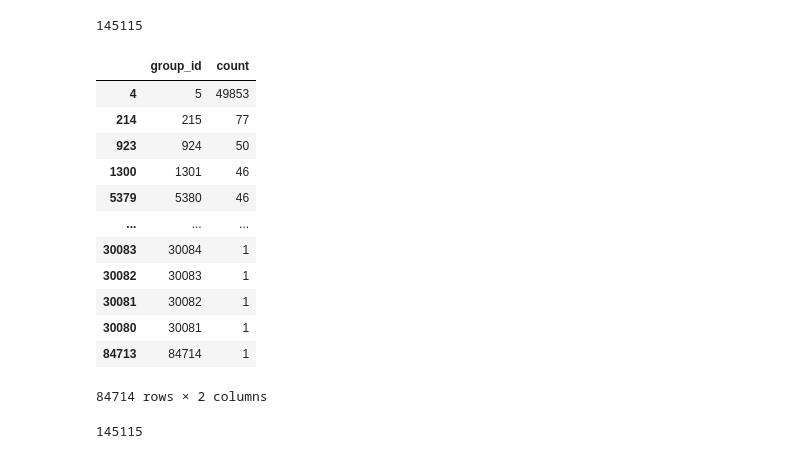
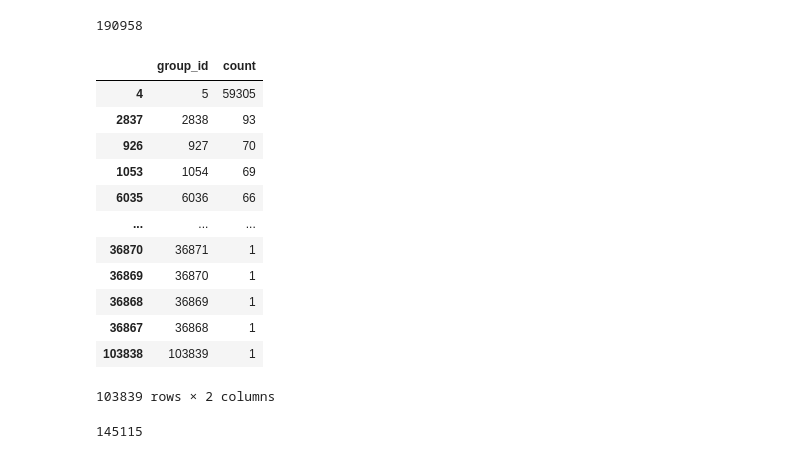
Before and after one commit to duyhuynhdev/serial-scammer-analyser, a Jupyter notebook: main/data_collection/data_analysis.ipynb, the cells around one changed output. Saved outputs shown, nothing was run; the diff lists cells and outputs as text; code cells hidden in the pictures.

```diff
--- a/main/data_collection/data_analysis.ipynb
+++ b/main/data_collection/data_analysis.ipynb
@@ -3,11 +3,11 @@ import utils.Utils as ut
 import os
 import pandas as pd
 from utils.Settings import Setting
-from utils.Path import Path
+from utils.ProjectPath import ProjectPath
 from collections import Counter
 from utils import ChartDrawer as cd
 
-path = Path()
+path = ProjectPath()
 setting = Setting()
 
 uniswap_tokens = pd.read_csv(os.path.join(path.univ2_processed_path, "token_info.csv"))
@@ -64,25 +64,25 @@ pool_labels = pd.read_csv(os.path.join(path.univ2_processed_path, "1_pair_pool_l
 scammers = pd.read_csv(os.path.join(path.univ2_processed_path, "1_pair_scammers.csv"))
 len(scammers["scammer"].unique())
 # %% [output]
-145115
+190958
 # %%
-file_path = os.path.join(path.univ2_processed_path, "scammer_group.csv")
+file_path = os.path.join(path.univ2_processed_path, "simple_rp_scammer_group.csv")
 group = pd.read_csv(file_path)
 group.groupby('group_id')["scammer"].count().reset_index(name='count').sort_values(['count'], ascending=False)
 # %% [output]
 |  | group_id | count |
-| 4 | 5 | 49853 |
-| 214 | 215 | 77 |
-| 923 | 924 | 50 |
-| 1300 | 1301 | 46 |
-| 5379 | 5380 | 46 |
+| 4 | 5 | 59305 |
+| 2837 | 2838 | 93 |
+| 926 | 927 | 70 |
+| 1053 | 1054 | 69 |
+| 6035 | 6036 | 66 |
 | ... | ... | ... |
-| 30083 | 30084 | 1 |
-| 30082 | 30083 | 1 |
-| 30081 | 30082 | 1 |
-| 30080 | 30081 | 1 |
-| 84713 | 84714 | 1 |
+| 36870 | 36871 | 1 |
+| 36869 | 36870 | 1 |
+| 36868 | 36869 | 1 |
+| 36867 | 36868 | 1 |
+| 103838 | 103839 | 1 |
-84714 rows × 2 columns
+103839 rows × 2 columns
 # %%
 print(group["scammer"].count())
 # %% [output]
```
Also changed, not shown: 3 other files.
